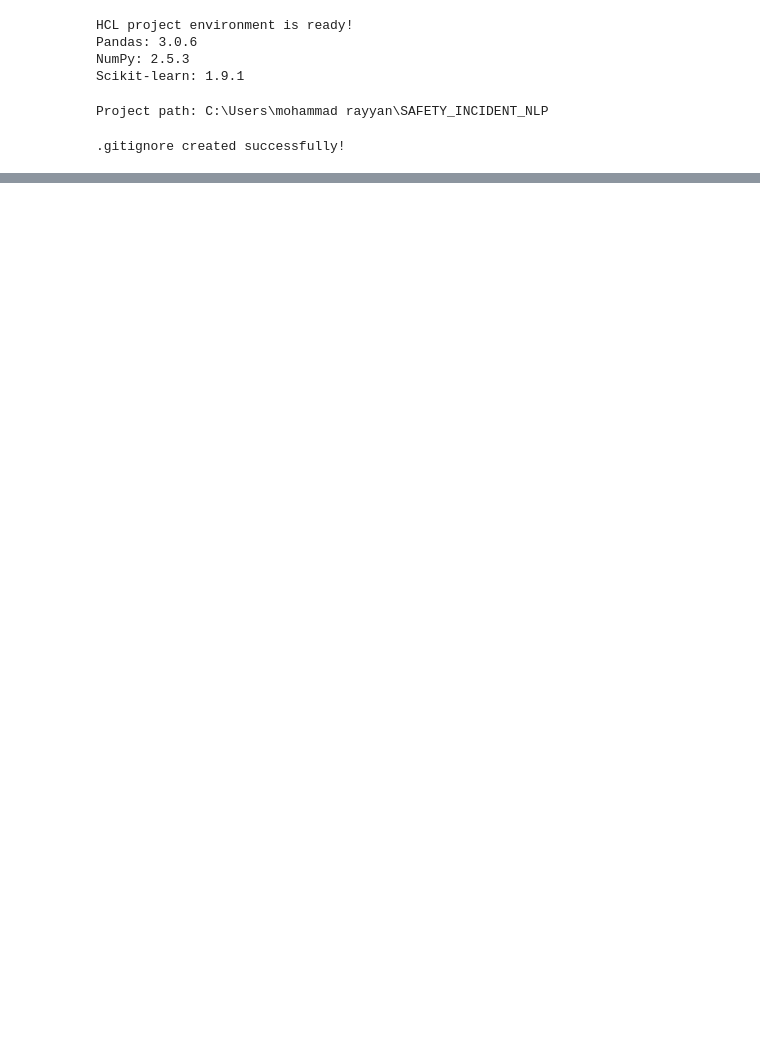
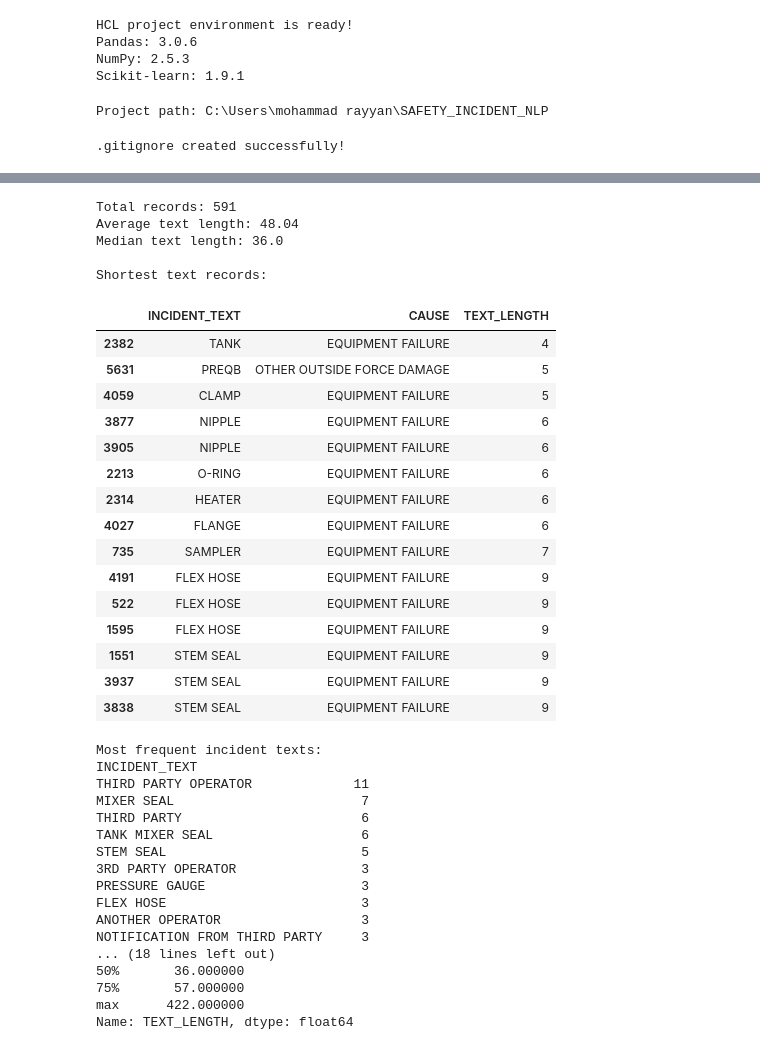
Before and after one commit to Rayyan563/SAFETY-INCIDENT-NLP, a Jupyter notebook: SAFETY_INCIDENT_NLP.ipynb, the cells around one changed output, grey strips where cells are left out. Cells and saved outputs as stored; diff of their text form; code cells hidden in the pictures; blank space fills up the shorter version.

```diff
--- a/SAFETY_INCIDENT_NLP.ipynb
+++ b/SAFETY_INCIDENT_NLP.ipynb
@@ -56,0 +432,70 @@ print(".gitignore created successfully!")
+# %%
+# Work with a fresh, smaller DataFrame
+text_df = text_df.copy()
+
+# Remove empty text and normalize whitespace
+text_df["INCIDENT_TEXT"] = (
+    text_df["INCIDENT_TEXT"]
+    .fillna("")
+    .str.replace(r"\s+", " ", regex=True)
+    .str.strip()
+)
+
+# Check text length
+text_df["TEXT_LENGTH"] = text_df["INCIDENT_TEXT"].str.len()
+
+print("Total records:", len(text_df))
+print("Average text length:", round(text_df["TEXT_LENGTH"].mean(), 2))
+print("Median text length:", text_df["TEXT_LENGTH"].median())
+
+print("\nShortest text records:")
+display(
+    text_df.sort_values("TEXT_LENGTH")[
+        ["INCIDENT_TEXT", "CAUSE", "TEXT_LENGTH"]
+    ].head(15)
+)
+
+print("\nMost frequent incident texts:")
+print(text_df["INCIDENT_TEXT"].value_counts().head(20))
+
+print("\nText length distribution:")
+print(text_df["TEXT_LENGTH"].describe())
+# %% [output]
+Total records: 591
+Average text length: 48.04
+Median text length: 36.0
+
+Shortest text records:
+|  | INCIDENT_TEXT | CAUSE | TEXT_LENGTH |
+| 2382 | TANK | EQUIPMENT FAILURE | 4 |
+| 5631 | PREQB | OTHER OUTSIDE FORCE DAMAGE | 5 |
+| 4059 | CLAMP | EQUIPMENT FAILURE | 5 |
+| 3877 | NIPPLE | EQUIPMENT FAILURE | 6 |
+| 3905 | NIPPLE | EQUIPMENT FAILURE | 6 |
+| 2213 | O-RING | EQUIPMENT FAILURE | 6 |
+| 2314 | HEATER | EQUIPMENT FAILURE | 6 |
+| 4027 | FLANGE | EQUIPMENT FAILURE | 6 |
+| 735 | SAMPLER | EQUIPMENT FAILURE | 7 |
+| 4191 | FLEX HOSE | EQUIPMENT FAILURE | 9 |
+| 522 | FLEX HOSE | EQUIPMENT FAILURE | 9 |
+| 1595 | FLEX HOSE | EQUIPMENT FAILURE | 9 |
+| 1551 | STEM SEAL | EQUIPMENT FAILURE | 9 |
+| 3937 | STEM SEAL | EQUIPMENT FAILURE | 9 |
+| 3838 | STEM SEAL | EQUIPMENT FAILURE | 9 |
+Most frequent incident texts:
+INCIDENT_TEXT
+THIRD PARTY OPERATOR             11
+MIXER SEAL                        7
+THIRD PARTY                       6
+TANK MIXER SEAL                   6
+STEM SEAL                         5
+3RD PARTY OPERATOR                3
+PRESSURE GAUGE                    3
+FLEX HOSE                         3
+ANOTHER OPERATOR                  3
+NOTIFICATION FROM THIRD PARTY     3
+... (18 lines left out)
+50%       36.000000
+75%       57.000000
+max      422.000000
+Name: TEXT_LENGTH, dtype: float64
```
Also changed, not shown: parts of 12 cells of this notebook, 29 other files.
